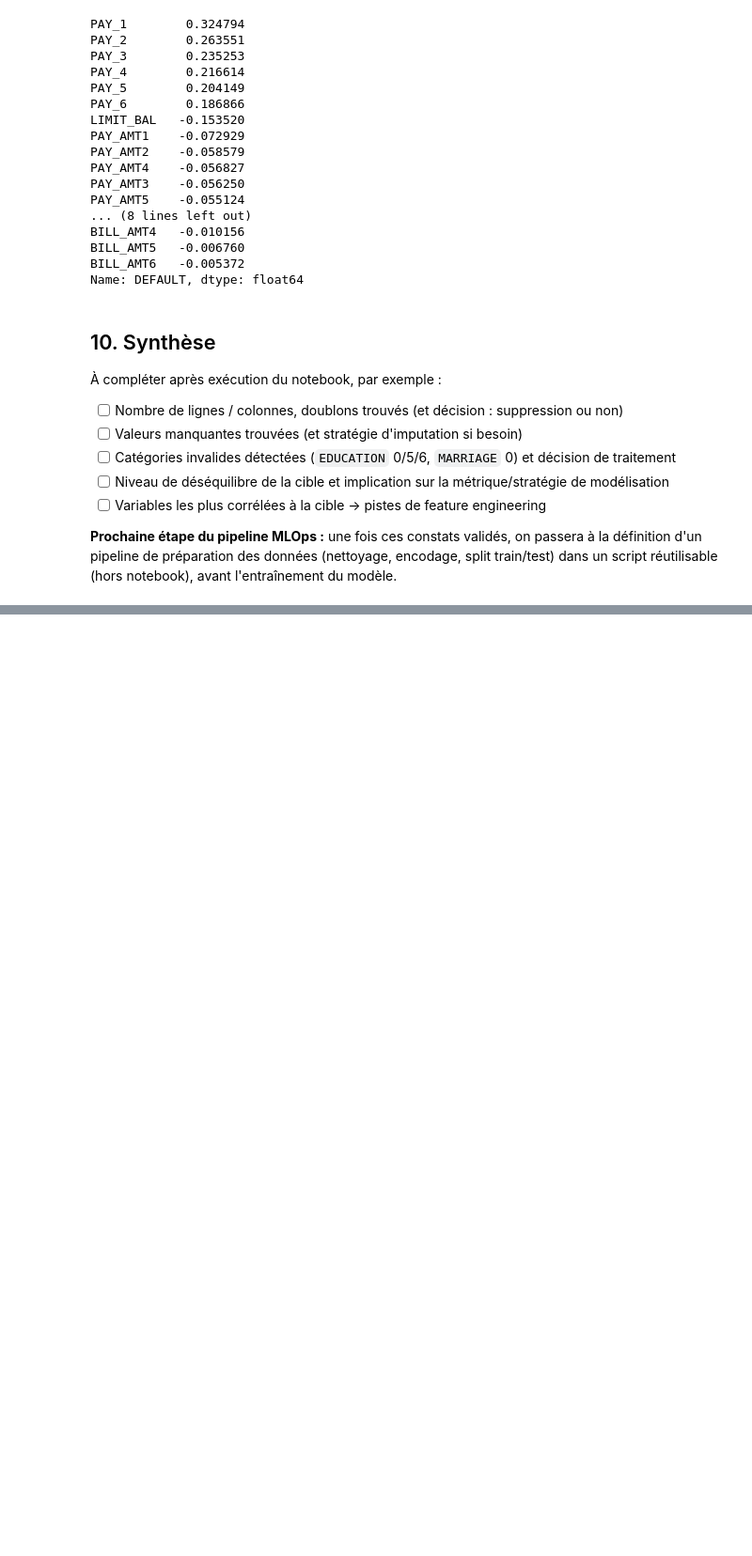
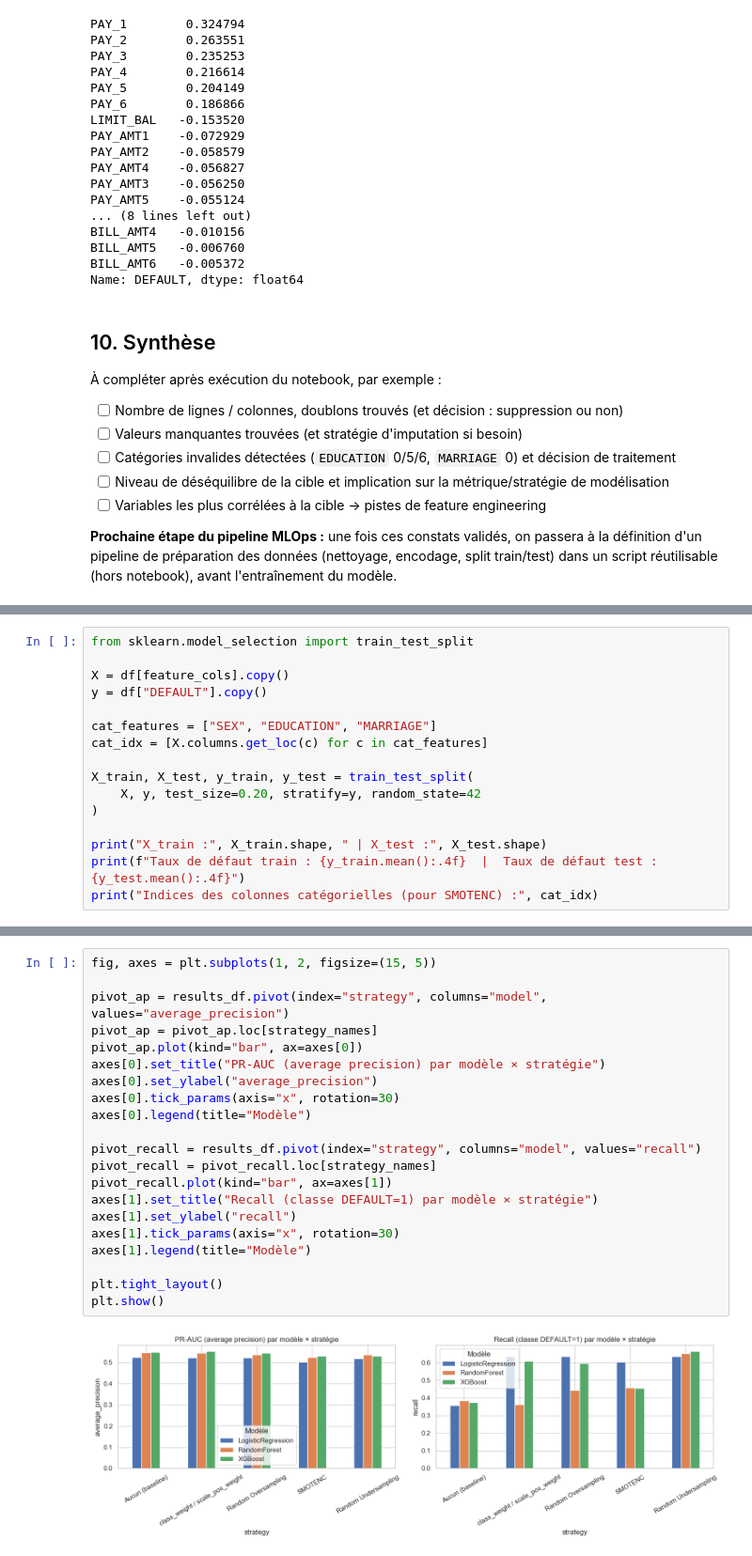
Before and after one commit to Abdelmoughitelhassani/Pipeline_MLOps_pred_retard_paiement, a Jupyter notebook: notebooks/01_eda_analyse_donnees.ipynb, the cells around one changed output, grey strips where cells are left out. Shown at 94% size. Drawn from its saved outputs; the diff is of its cells as text; blank space fills up the shorter version.

```diff
--- a/notebooks/01_eda_analyse_donnees.ipynb
+++ b/notebooks/01_eda_analyse_donnees.ipynb
@@ -372,0 +585,16 @@ réutilisable (hors notebook), avant l'entraînement du modèle.
+# %%
+from sklearn.model_selection import train_test_split
+
+X = df[feature_cols].copy()
+y = df["DEFAULT"].copy()
+
+cat_features = ["SEX", "EDUCATION", "MARRIAGE"]
+cat_idx = [X.columns.get_loc(c) for c in cat_features]
+
+X_train, X_test, y_train, y_test = train_test_split(
+    X, y, test_size=0.20, stratify=y, random_state=42
+)
+
+print("X_train :", X_train.shape, " | X_test :", X_test.shape)
+print(f"Taux de défaut train : {y_train.mean():.4f}  |  Taux de défaut test : {y_test.mean():.4f}")
+print("Indices des colonnes catégorielles (pour SMOTENC) :", cat_idx)
@@ -372,0 +760,23 @@ réutilisable (hors notebook), avant l'entraînement du modèle.
+# %%
+fig, axes = plt.subplots(1, 2, figsize=(15, 5))
+
+pivot_ap = results_df.pivot(index="strategy", columns="model", values="average_precision")
+pivot_ap = pivot_ap.loc[strategy_names]
+pivot_ap.plot(kind="bar", ax=axes[0])
+axes[0].set_title("PR-AUC (average precision) par modèle × stratégie")
+axes[0].set_ylabel("average_precision")
+axes[0].tick_params(axis="x", rotation=30)
+axes[0].legend(title="Modèle")
+
+pivot_recall = results_df.pivot(index="strategy", columns="model", values="recall")
+pivot_recall = pivot_recall.loc[strategy_names]
+pivot_recall.plot(kind="bar", ax=axes[1])
+axes[1].set_title("Recall (classe DEFAULT=1) par modèle × stratégie")
+axes[1].set_ylabel("recall")
+axes[1].tick_params(axis="x", rotation=30)
+axes[1].legend(title="Modèle")
+
+plt.tight_layout()
+plt.show()
+# %% [output]
+[figure, added]
```
Also changed, not shown: parts of 19 cells of this notebook, 43 other files.
